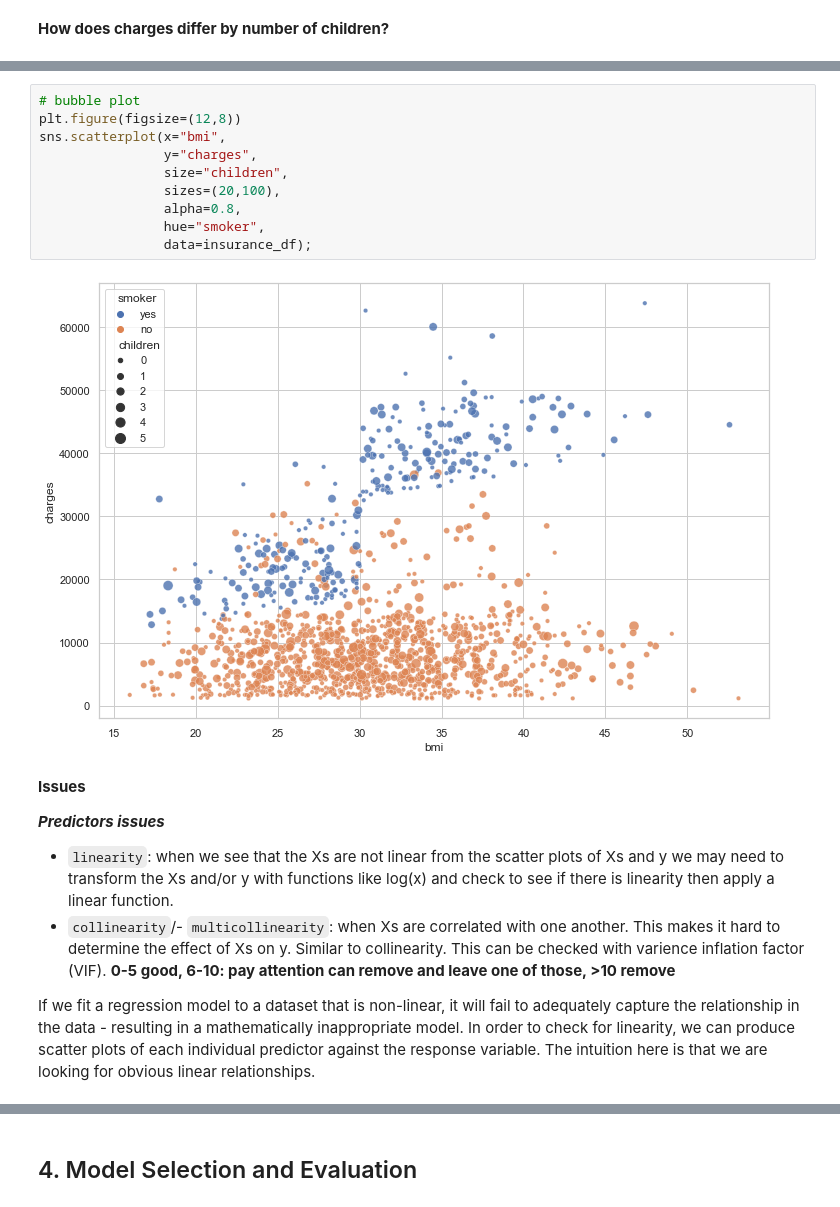
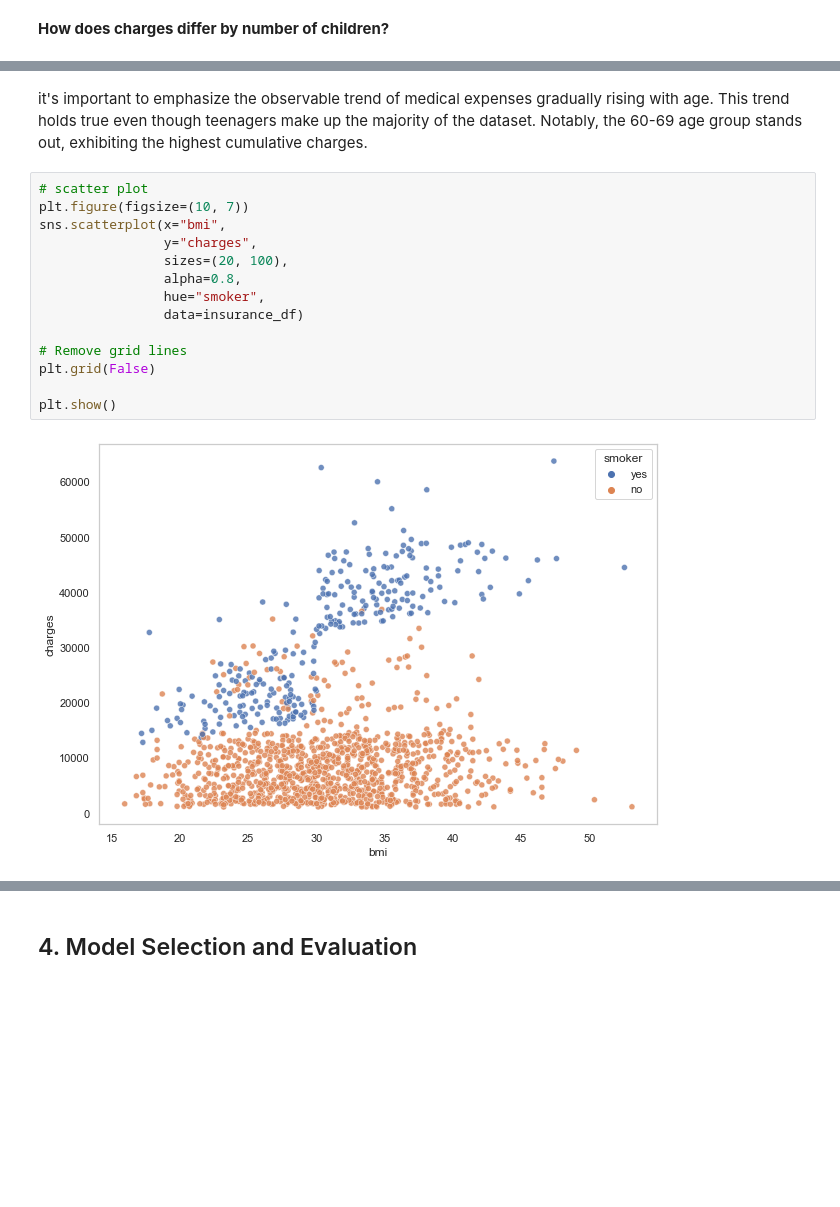
Before and after one commit to BuhariS/insurance_claim_prediction, a Jupyter notebook: insurance_claim.ipynb, the cells around one changed output, grey strips where cells are left out. Saved outputs shown, nothing was run; the diff lists cells and outputs as text; blank space fills up the shorter version.

Commit message:
doc: Added scatter plots

```diff
--- a/insurance_claim.ipynb
+++ b/insurance_claim.ipynb
@@ -490,20 +492,18 @@ it's important to emphasize the observable trend of medical expenses gradually r
+# %% [markdown]
+it's important to emphasize the observable trend of medical expenses gradually rising with age. This trend holds true even though teenagers make up the majority of the dataset. Notably, the 60-69 age group stands out, exhibiting the highest cumulative charges.
 # %%
-# bubble plot
-plt.figure(figsize=(12,8))
+# scatter plot
+plt.figure(figsize=(10, 7))
 sns.scatterplot(x="bmi",
                 y="charges",
-                size="children",
-                sizes=(20,100),
+                sizes=(20, 100),
                 alpha=0.8,
                 hue="smoker",
-                data=insurance_df);
+                data=insurance_df)
+
+# Remove grid lines
+plt.grid(False)
+
+plt.show()
 # %% [output]
-[figure, old version]
+[figure, new version]
-# %% [markdown]
-**Issues**
-
-***Predictors issues***
-- `linearity`: when we see that the Xs are not linear from the scatter plots of Xs and y we may need to transform the Xs and/or y with functions like log(x) and check to see if there is linearity then apply a linear function.
-- `collinearity`/- `multicollinearity`: when Xs are correlated with one another. This makes it hard to determine the effect of Xs on y. Similar to collinearity. This can be checked with varience inflation factor (VIF). **0-5 good, 6-10: pay attention can remove and leave one of those, >10 remove**
-
-If we fit a regression model to a dataset that is non-linear, it will fail to adequately capture the relationship in the data - resulting in a mathematically inappropriate model. In order to check for linearity, we can produce scatter plots of each individual predictor against the response variable. The intuition here is that we are looking for obvious linear relationships.
```
Also changed, not shown: parts of 48 cells of this notebook.
